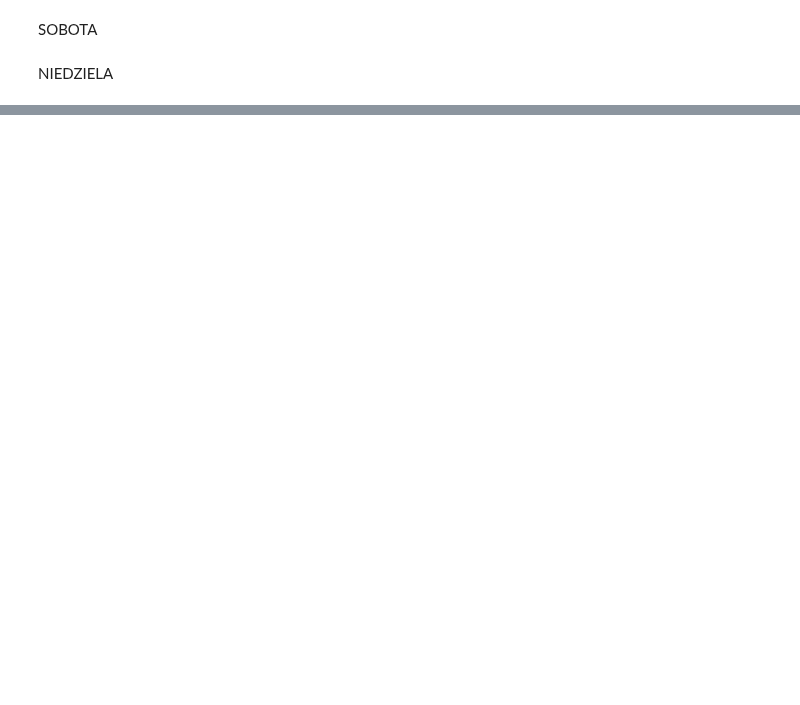
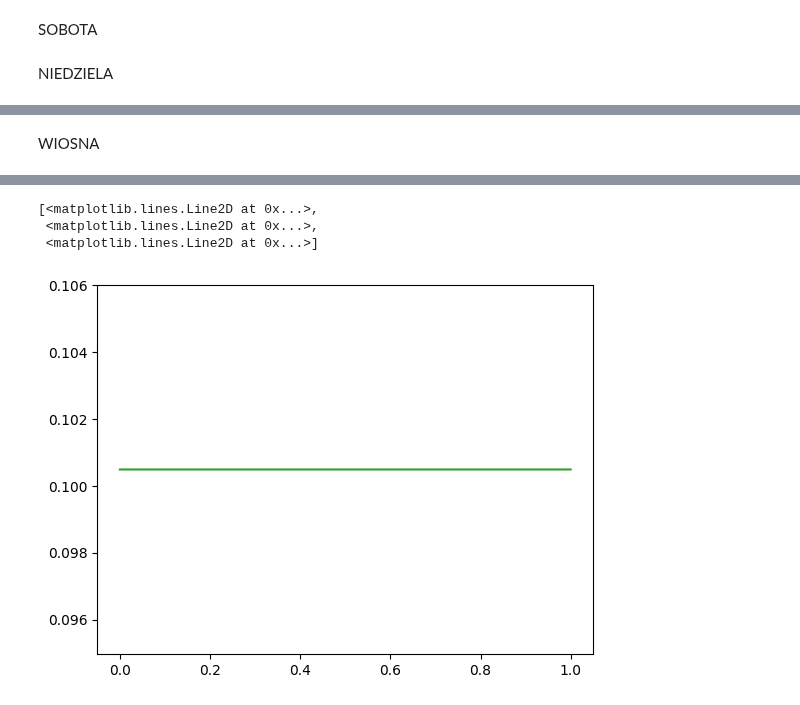
Before and after one commit to KulsonKula/Analiza-i-modelowanie-procesow-zwiazanych-z-systemem-centralnego-ogrzewania, a Jupyter notebook: kod.IPYNB, the cells around one changed output, grey strips where cells are left out. Cells and saved outputs as stored; diff of their text form; code cells hidden in the pictures; blank space fills up the shorter version.

```diff
--- a/kod.IPYNB
+++ b/kod.IPYNB
@@ -376,0 +321,19 @@ plt.plot(flow_time_dn, flow_result_dn)
+# %% [markdown]
+WIOSNA
+# %%
+dataset = pd.read_csv('../dane_scalone.csv')
+
+[x,y]=prep_data(dataset,1)
+
+x_train, x_test, y_train, y_test = train_test_split(x, y, test_size=0.2, random_state=42)
+
+model = build_and_compile_model_input_3()
+
+model.fit(x_train, y_train, epochs=5, batch_size=128)
+
+flow_time_spring=np.arange(0,1,1/3600)
+flow_time_spring=np.vstack((1*np.ones_like(flow_time_spring, dtype=int),1*np.ones_like(flow_time_spring, dtype=int),flow_time_spring)).T
+flow_result_spring = model.predict(flow_time_spring)
+
+plt.plot(flow_time_spring, flow_result_spring)
+# %% [output]
@@ -376,0 +351,4 @@ plt.plot(flow_time_dn, flow_result_dn)
+[<matplotlib.lines.Line2D at 0x...>,
+ <matplotlib.lines.Line2D at 0x...>,
+ <matplotlib.lines.Line2D at 0x...>]
+[figure, added]
```
Also changed, not shown: parts of 35 cells of this notebook, 15 other files.
